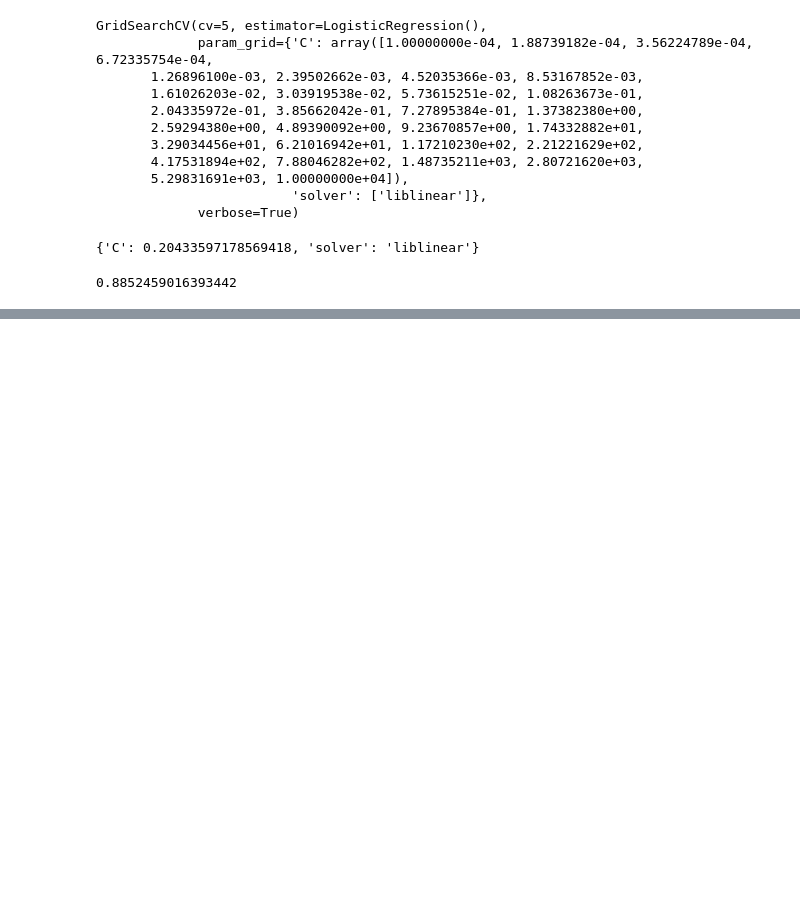
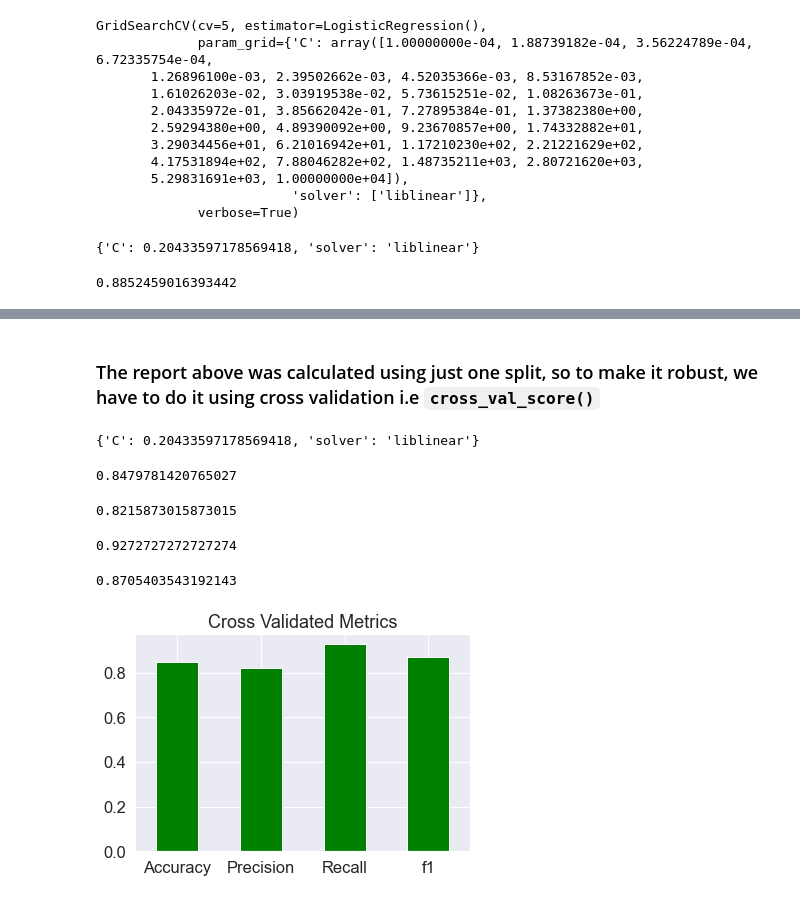
Before and after one commit to EMekanik/Heart-Disease-Classification, a Jupyter notebook: Heart-Disease-Classification.ipynb, the cells around one changed output, grey strips where cells are left out. Cells and saved outputs as stored; diff of their text form; code cells hidden in the pictures; blank space fills up the shorter version.

```diff
--- a/Heart-Disease-Classification.ipynb
+++ b/Heart-Disease-Classification.ipynb
@@ -677,0 +754,8 @@ gs_log_reg.score(X_test, y_test)
+# %% [markdown]
+### The report above was calculated using just one split, so to make it robust, we have to do it using cross validation i.e `cross_val_score()`
+# %%
+# Check the best hyperparameters
+
+gs_log_reg.best_params_
+# %% [output]
+{'C': 0.20433597178569418, 'solver': 'liblinear'}
@@ -677,0 +766,42 @@ gs_log_reg.score(X_test, y_test)
+# %%
+# Cross Validated Accuracy
+cv_acc = cross_val_score(clf, X, y, cv=5, scoring='accuracy')
+
+cv_acc=cv_acc.mean()
+cv_acc
+# %% [output]
+0.8479781420765027
+# %%
+# Cross Validated Precison
+cv_pre = cross_val_score(clf, X, y, cv=5, scoring='precision')
+
+cv_pre = cv_pre.mean()
+cv_pre
+# %% [output]
+0.8215873015873015
+# %%
+# Cross Validated Recall
+cv_rec = cross_val_score(clf, X, y, cv=5, scoring='recall')
+
+cv_rec = cv_rec.mean()
+cv_rec
+# %% [output]
+0.9272727272727274
+# %%
+# Cross Validated F1 Score
+cv_f1 = cross_val_score(clf, X, y, cv=5, scoring='f1')
+
+cv_f1 = cv_f1.mean()
+cv_f1
+# %% [output]
+0.8705403543192143
+# %%
+# Visualizing the Cross Validated Metrics
+cv_metrics = pd.DataFrame({'Accuracy':cv_acc, 'Precision':cv_pre,
+                           'Recall':cv_rec, 'f1':cv_f1}, index=[0])
+cv_metrics.T.plot.bar(title="Cross Validated Metrics",
+                     legend=False, color="green")
+
+plt.xticks(rotation=0);
+# %% [output]
+[figure, added]
```
Also changed, not shown: parts of 22 cells of this notebook.
